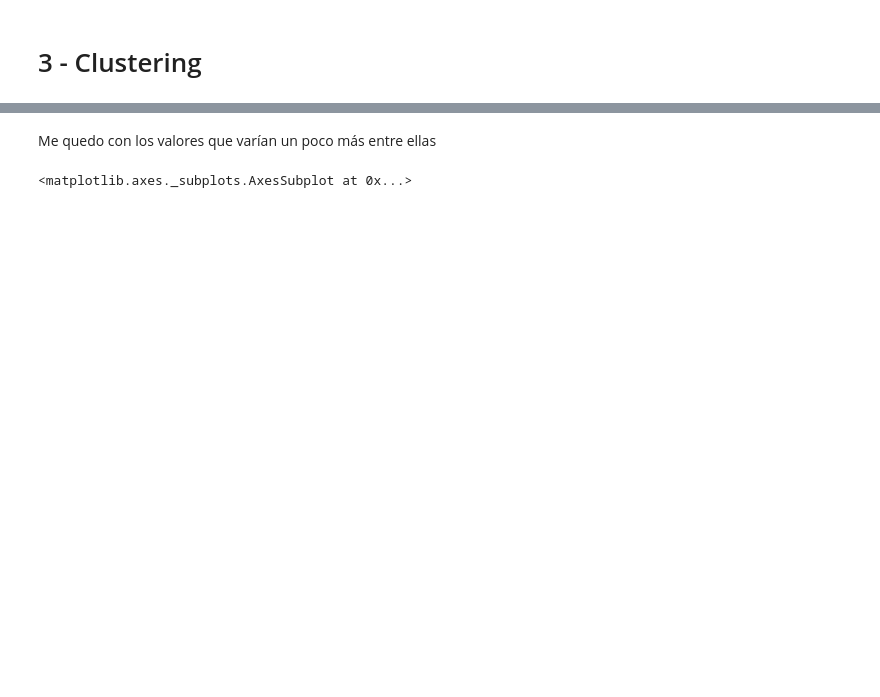
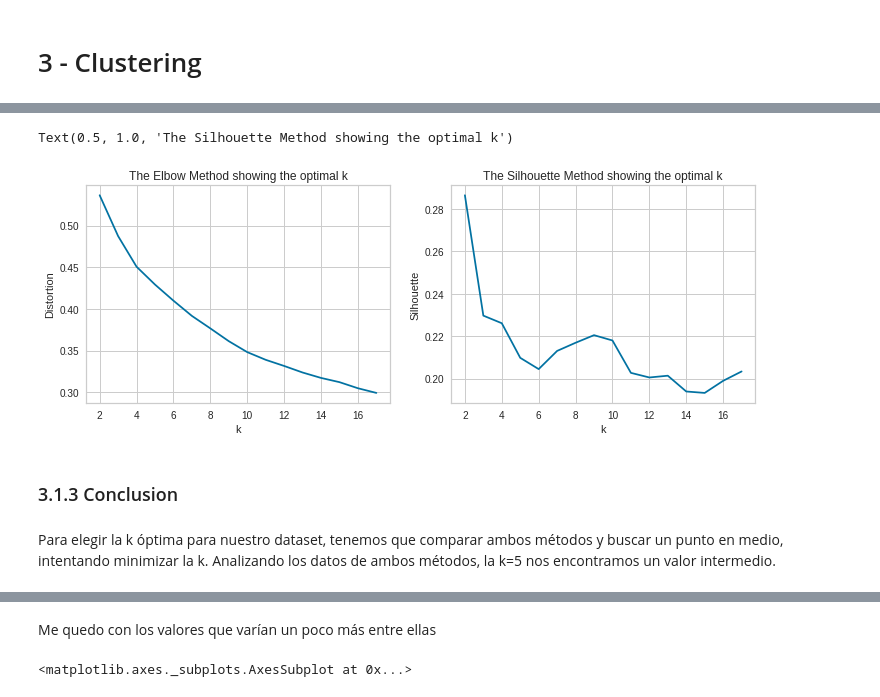
Before and after one commit to eduardez/Machine-Learning-ESI, a Jupyter notebook: ELM_Iquitos(00_03)L.ipynb, the cells around one changed output, grey strips where cells are left out. Drawn from its saved outputs; the diff is of its cells as text; code cells hidden in the pictures; blank space fills up the shorter version.

```diff
--- a/ELM_Iquitos(00_03)L.ipynb
+++ b/ELM_Iquitos(00_03)L.ipynb
@@ -565,8 +543,0 @@ Este algoritmo se basa en reducir la suma total de varianza *intra-cluster*. Cua
-# %%
-distortions = []
-
-K = range(1,18)
-for k in K:
-    kmeanModel = KMeans(n_clusters=k).fit(dataset_kmeans)
-    kmeanModel.fit(dataset_kmeans)
-    distortions.append(sum(np.min(cdist(dataset_kmeans, kmeanModel.cluster_centers_, 'euclidean'), axis=1)) / dataset_kmeans.shape[0])
@@ -743,3 +543,0 @@ Puesto que los métodos para la elección del numero de clusters no lo dejan muy
-# %%
-##@title Number of clusters {run: "auto"}
-k = 4 #@param { type: "slider", min: 2, max: 11, step: 1}
@@ -841,0 +551,10 @@ res
+# %%
+distortions = []
+score = []
+
+K = range(2,18)
+for k in K:
+    kmeanModel = KMeans(n_clusters=k, random_state=42).fit(new_pca_components)
+    kmeanModel.fit(new_pca_components)
+    distortions.append(sum(np.min(cdist(new_pca_components, kmeanModel.cluster_centers_, 'euclidean'), axis=1)) / new_pca_components.shape[0])
+    score.append(silhouette_score(new_pca_components, kmeanModel.labels_, metric='euclidean'))
@@ -841,0 +569,20 @@ res
+# %%
+fig, axes = plt.subplots(1,2, figsize=(12,4))
+
+axes[0].plot(K, distortions, 'bx-')
+axes[0].set_xlabel('k')
+axes[0].set_ylabel('Distortion')
+axes[0].set_title('The Elbow Method showing the optimal k')
+
+axes[1].plot(K, score, 'bx-')
+axes[1].set_xlabel('k')
+axes[1].set_ylabel('Silhouette')
+axes[1].set_title('The Silhouette Method showing the optimal k')
+# %% [output]
+Text(0.5, 1.0, 'The Silhouette Method showing the optimal k')
+[figure, added]
+# %% [markdown]
+### 3.1.3 Conclusion
+# %% [markdown]
+Para elegir la k óptima para nuestro dataset, tenemos que comparar ambos métodos y buscar un punto en medio, intentando minimizar la k.
+Analizando los datos de ambos métodos, la k=5 nos encontramos un valor intermedio.
```
Also changed, not shown: parts of 49 cells of this notebook.
